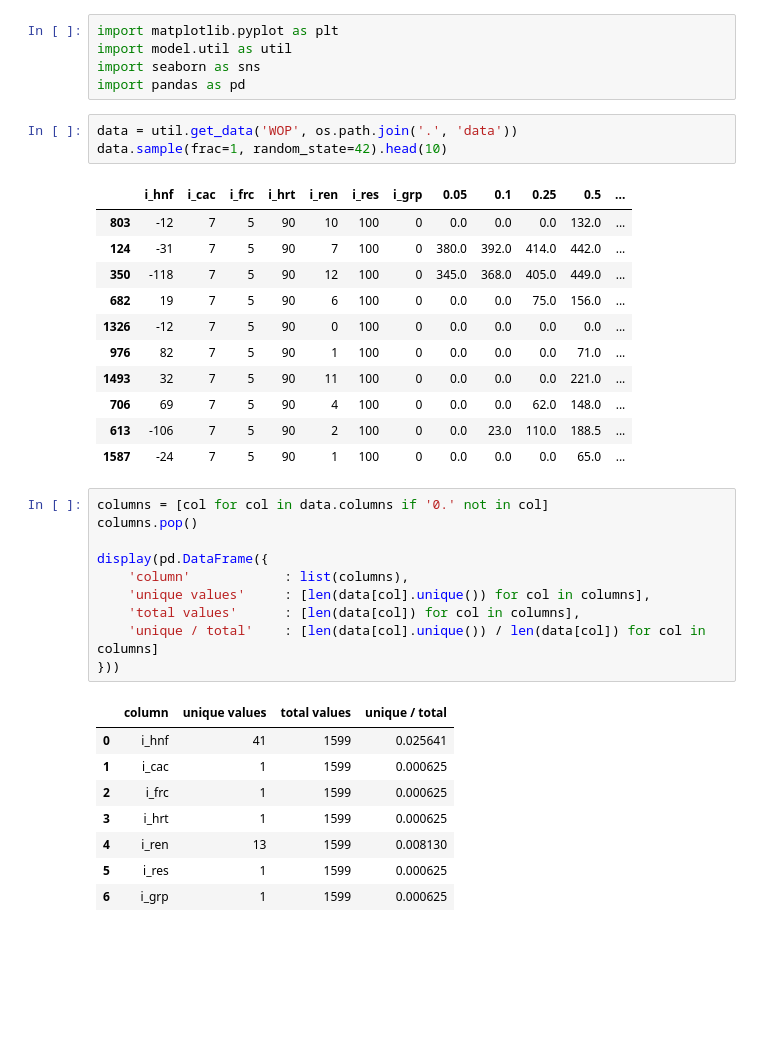
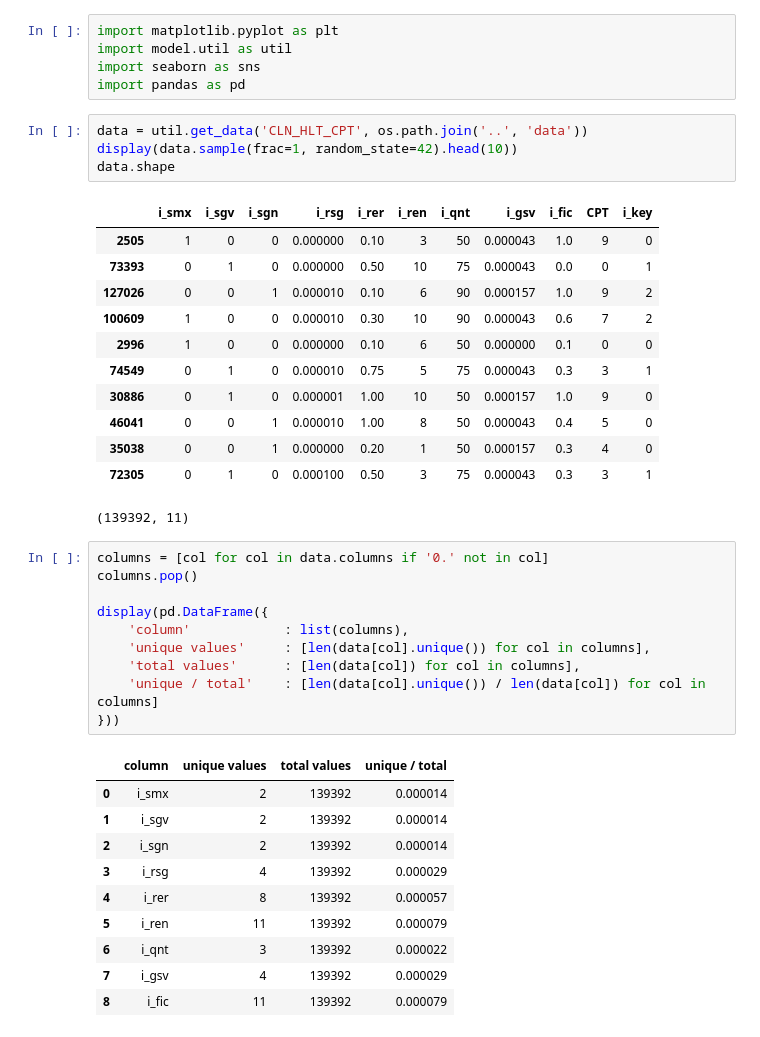
Before and after one commit to Chipdelmal/MoNeT_ML, a Jupyter notebook: PAN/tGD/analysis.ipynb, the cells around one changed output. Saved outputs shown, nothing was run; the diff lists cells and outputs as text; blank space fills up the shorter version.

```diff
--- a/PAN/tGD/analysis.ipynb
+++ b/PAN/tGD/analysis.ipynb
@@ -4,20 +4,22 @@ import model.util as util
 import seaborn as sns
 import pandas as pd
 # %%
-data = util.get_data('WOP', os.path.join('.', 'data'))
-data.sample(frac=1, random_state=42).head(10)
+data = util.get_data('CLN_HLT_CPT', os.path.join('..', 'data'))
+display(data.sample(frac=1, random_state=42).head(10))
+data.shape
 # %% [output]
-|  | i_hnf | i_cac | i_frc | i_hrt | i_ren | i_res | i_grp | 0.05 | 0.1 | 0.25 | 0.5 | ... |
-| 803 | -12 | 7 | 5 | 90 | 10 | 100 | 0 | 0.0 | 0.0 | 0.0 | 132.0 | ... |
-| 124 | -31 | 7 | 5 | 90 | 7 | 100 | 0 | 380.0 | 392.0 | 414.0 | 442.0 | ... |
-| 350 | -118 | 7 | 5 | 90 | 12 | 100 | 0 | 345.0 | 368.0 | 405.0 | 449.0 | ... |
-| 682 | 19 | 7 | 5 | 90 | 6 | 100 | 0 | 0.0 | 0.0 | 75.0 | 156.0 | ... |
-| 1326 | -12 | 7 | 5 | 90 | 0 | 100 | 0 | 0.0 | 0.0 | 0.0 | 0.0 | ... |
-| 976 | 82 | 7 | 5 | 90 | 1 | 100 | 0 | 0.0 | 0.0 | 0.0 | 71.0 | ... |
-| 1493 | 32 | 7 | 5 | 90 | 11 | 100 | 0 | 0.0 | 0.0 | 0.0 | 221.0 | ... |
-| 706 | 69 | 7 | 5 | 90 | 4 | 100 | 0 | 0.0 | 0.0 | 62.0 | 148.0 | ... |
-| 613 | -106 | 7 | 5 | 90 | 2 | 100 | 0 | 0.0 | 23.0 | 110.0 | 188.5 | ... |
-| 1587 | -24 | 7 | 5 | 90 | 1 | 100 | 0 | 0.0 | 0.0 | 0.0 | 65.0 | ... |
+|  | i_smx | i_sgv | i_sgn | i_rsg | i_rer | i_ren | i_qnt | i_gsv | i_fic | CPT | i_key |
+| 2505 | 1 | 0 | 0 | 0.000000 | 0.10 | 3 | 50 | 0.000043 | 1.0 | 9 | 0 |
+| 73393 | 0 | 1 | 0 | 0.000000 | 0.50 | 10 | 75 | 0.000043 | 0.0 | 0 | 1 |
+| 127026 | 0 | 0 | 1 | 0.000010 | 0.10 | 6 | 90 | 0.000157 | 1.0 | 9 | 2 |
+| 100609 | 1 | 0 | 0 | 0.000010 | 0.30 | 10 | 90 | 0.000043 | 0.6 | 7 | 2 |
+| 2996 | 1 | 0 | 0 | 0.000000 | 0.10 | 6 | 50 | 0.000000 | 0.1 | 0 | 0 |
+| 74549 | 0 | 1 | 0 | 0.000010 | 0.75 | 5 | 75 | 0.000043 | 0.3 | 3 | 1 |
+| 30886 | 0 | 1 | 0 | 0.000001 | 1.00 | 10 | 50 | 0.000157 | 1.0 | 9 | 0 |
+| 46041 | 0 | 0 | 1 | 0.000010 | 1.00 | 8 | 50 | 0.000043 | 0.4 | 5 | 0 |
+| 35038 | 0 | 0 | 1 | 0.000000 | 0.20 | 1 | 50 | 0.000157 | 0.3 | 4 | 0 |
+| 72305 | 0 | 1 | 0 | 0.000100 | 0.50 | 3 | 75 | 0.000043 | 0.3 | 3 | 1 |
+(139392, 11)
 # %%
 columns = [col for col in data.columns if '0.' not in col]
 columns.pop()
@@ -30,13 +32,15 @@ display(pd.DataFrame({
 }))
 # %% [output]
 |  | column | unique values | total values | unique / total |
-| 0 | i_hnf | 41 | 1599 | 0.025641 |
-| 1 | i_cac | 1 | 1599 | 0.000625 |
-| 2 | i_frc | 1 | 1599 | 0.000625 |
-| 3 | i_hrt | 1 | 1599 | 0.000625 |
-| 4 | i_ren | 13 | 1599 | 0.008130 |
-| 5 | i_res | 1 | 1599 | 0.000625 |
-| 6 | i_grp | 1 | 1599 | 0.000625 |
+| 0 | i_smx | 2 | 139392 | 0.000014 |
+| 1 | i_sgv | 2 | 139392 | 0.000014 |
+| 2 | i_sgn | 2 | 139392 | 0.000014 |
+| 3 | i_rsg | 4 | 139392 | 0.000029 |
+| 4 | i_rer | 8 | 139392 | 0.000057 |
+| 5 | i_ren | 11 | 139392 | 0.000079 |
+| 6 | i_qnt | 3 | 139392 | 0.000022 |
+| 7 | i_gsv | 4 | 139392 | 0.000029 |
+| 8 | i_fic | 11 | 139392 | 0.000079 |
 # %%
 sns.catplot(hue='label'
     , x='column'
```
Also changed, not shown: parts of 2 cells of this notebook, 9 other files.
